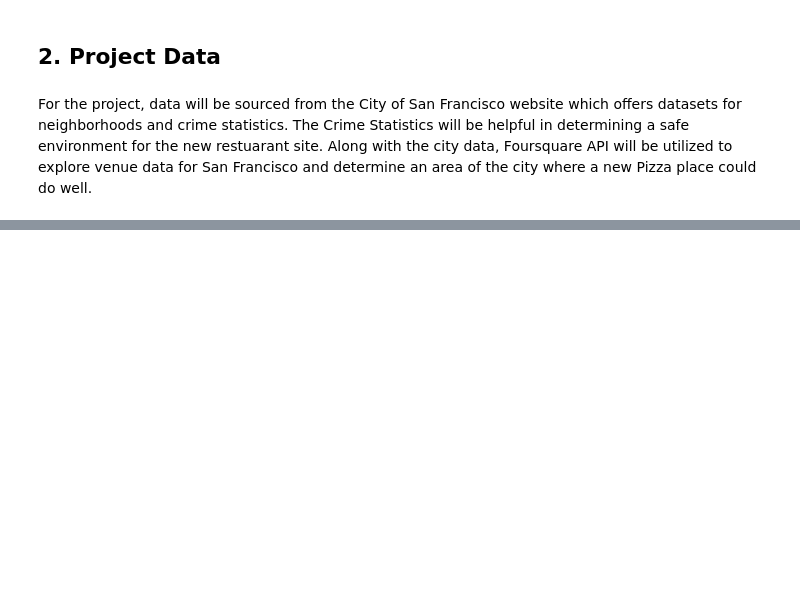
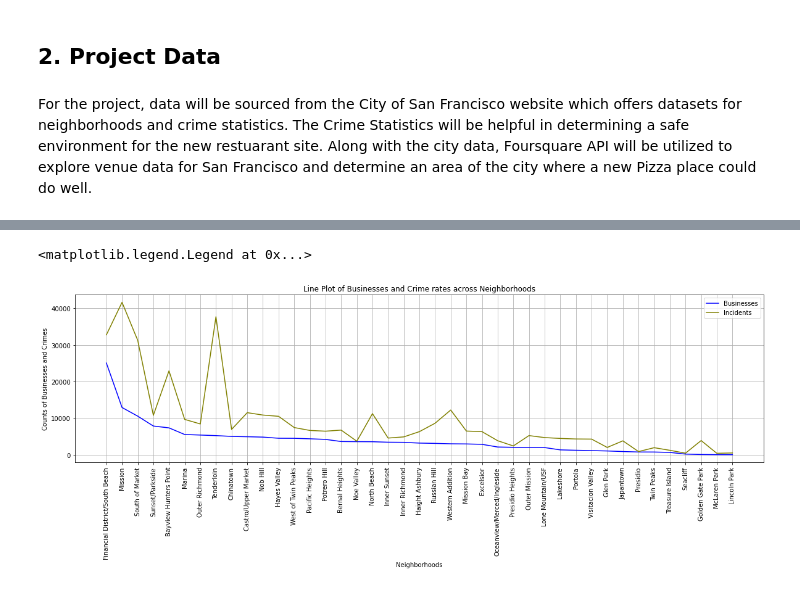
Before and after one commit to batomlins/Coursera_Capstone, a Jupyter notebook: Restaurant Opening in SF(Data).ipynb, the cells around one changed output, grey strips where cells are left out. Cells and saved outputs as stored; diff of their text form; code cells hidden in the pictures; blank space fills up the shorter version.

```diff
--- a/Restaurant Opening in SF(Data).ipynb
+++ b/Restaurant Opening in SF(Data).ipynb
@@ -16,0 +304,3 @@ For the project, data will be sourced from the City of San Francisco website whi
+# %%
+busCrime = pd.merge(bus7, crime6, on=['Neighborhood', 'Neighborhood'])
+busCrime.head()
@@ -16,0 +314,13 @@ For the project, data will be sourced from the City of San Francisco website whi
+# %%
+plt.figure(figsize=(20,5))
+plt.plot( 'Neighborhood', 'Businesses', data=busCrime, marker='', color='blue')
+plt.plot( 'Neighborhood', 'Incidents', data=busCrime, marker='', color='olive')
+plt.xticks(rotation =90)
+plt.xlabel("Neighborhoods")
+plt.ylabel("Counts of Businesses and Crimes")
+plt.title('Line Plot of Businesses and Crime rates across Neighborhoods')
+plt.grid()
+plt.legend()
+# %% [output]
+<matplotlib.legend.Legend at 0x...>
+[figure, added]
```
Also changed, not shown: parts of 48 cells of this notebook.
